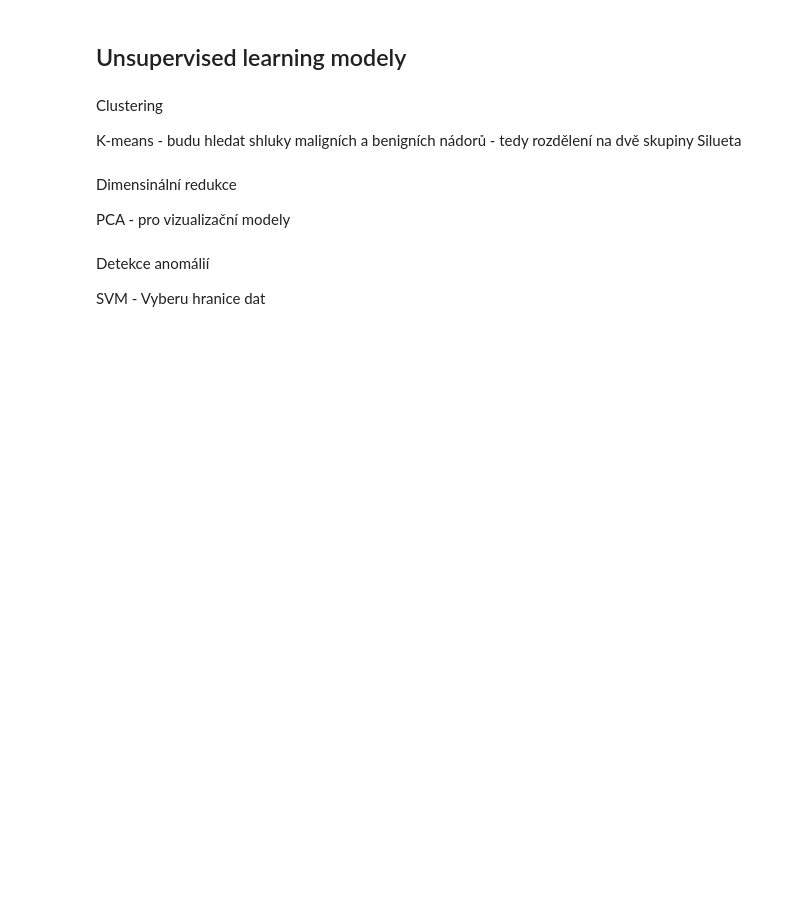
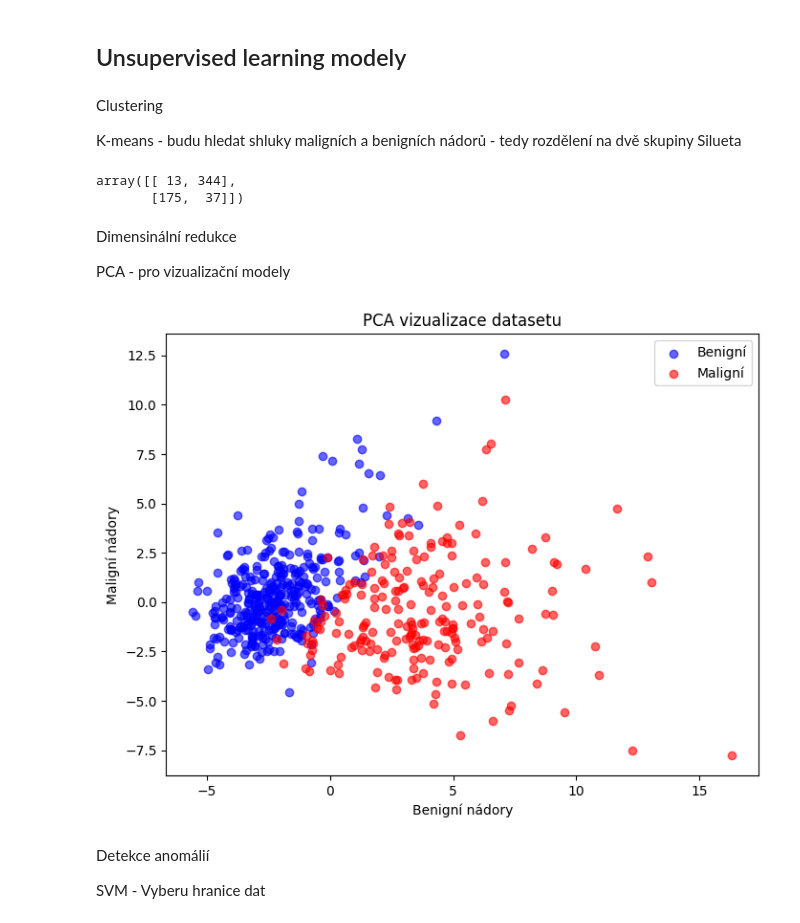
Before and after one commit to MariaSzighardtova/archive, a Jupyter notebook: breast_cancer_wisconsin.ipynb, the cells around one changed output. Drawn from its saved outputs; the diff is of its cells as text; code cells hidden in the pictures; blank space fills up the shorter version.

Commit message:
Základní modely - logistická regrese, K-means clustering s Confusion matrix, vizualizace PCA

```diff
--- a/breast_cancer_wisconsin.ipynb
+++ b/breast_cancer_wisconsin.ipynb
@@ -188,0 +194,14 @@ Silueta
+# %%
+# Oddělení Featury od targetu
+X = data.drop(columns=['diagnosis'])
+y = data['diagnosis']
+# %%
+#Standardizace dat features
+X_scaled = StandardScaler().fit_transform(X)
+# %%
+# Hledáme dva clustery
+kmeans = KMeans(n_clusters=2, random_state=42)
+kmeans.fit(X_scaled)
+
+# Predict the cluster labels
+cluster_labels = kmeans.labels_
@@ -189,3 +211,8 @@ Silueta
+# %%
+conf_matrix
+# %% [output]
+array([[ 13, 344],
+       [175,  37]])
 # %% [markdown]
 Dimensinální redukce
 
@@ -193,3 +223,19 @@ PCA - pro vizualizační modely
+# %%
+# Apply PCA to reduce the dataset to 2 components for visualization
+pca = PCA(n_components=2)
+X_pca = pca.fit_transform(X_scaled)
+# %%
+# Graf s 2 hodnotami
+plt.figure(figsize=(8, 6))
+plt.scatter(X_pca[y == 0, 0], X_pca[y == 0, 1], label='Benigní', alpha=0.6, c='b')
+plt.scatter(X_pca[y == 1, 0], X_pca[y == 1, 1], label='Maligní', alpha=0.6, c='r')
+plt.title('PCA vizualizace datasetu')
+plt.xlabel('Benigní nádory')
+plt.ylabel('Maligní nádory')
+plt.legend()
+plt.show()
+# %% [output]
+[figure, added]
 # %% [markdown]
 Detekce anomálií
 
```
Also changed, not shown: parts of 4 cells of this notebook.
